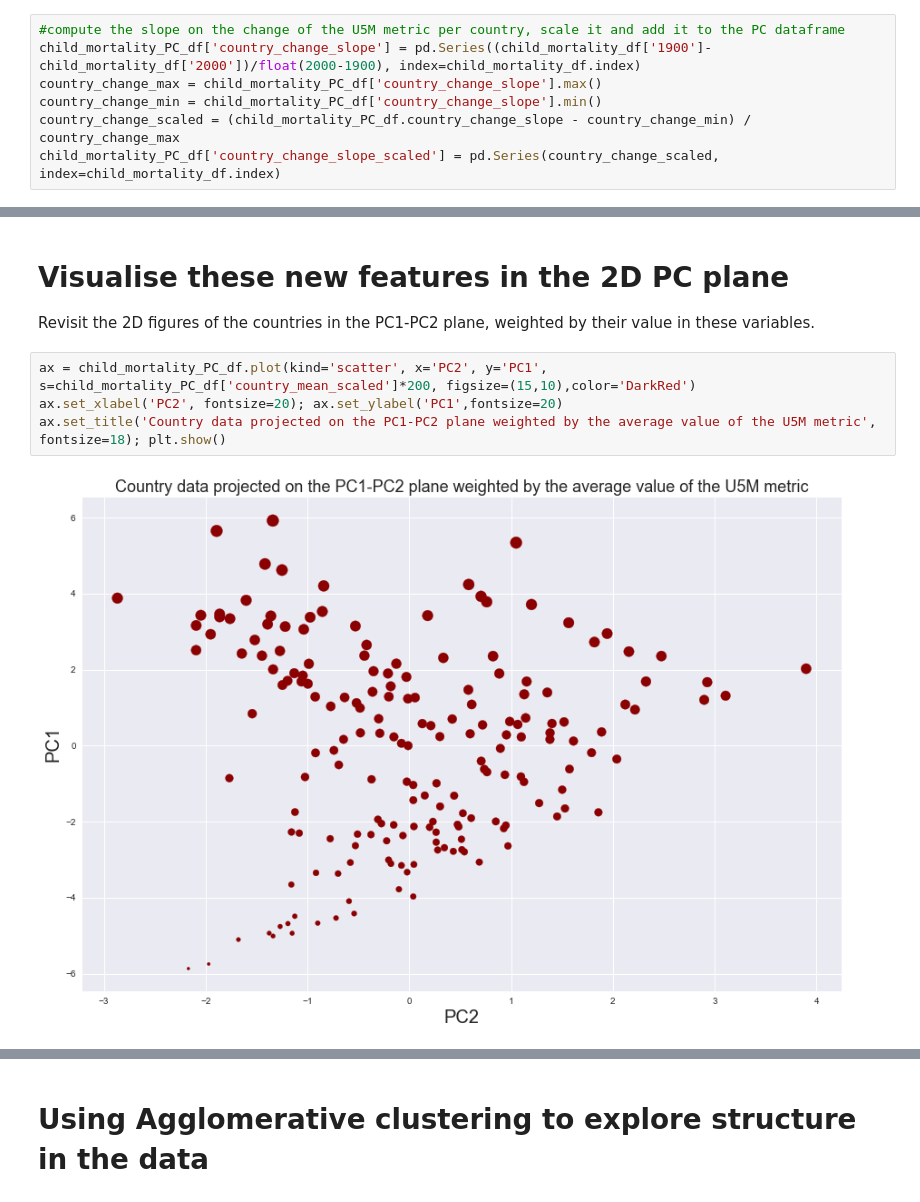
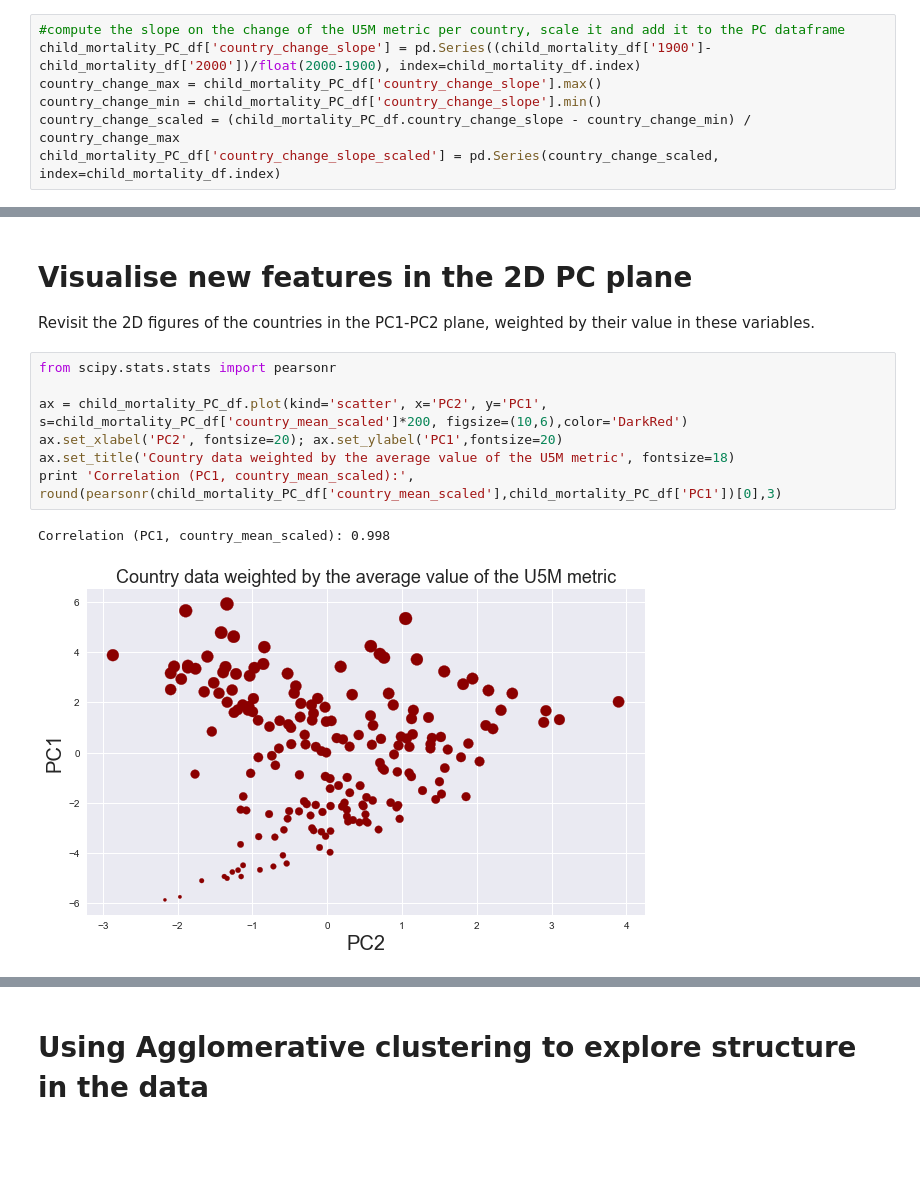
Before and after one commit to crangelsmith/ATI_project, a Jupyter notebook: Presentation_PCA_Clustering.ipynb, the cells around one changed output, grey strips where cells are left out. Cells and saved outputs as stored; diff of their text form; blank space fills up the shorter version.

```diff
--- a/Presentation_PCA_Clustering.ipynb
+++ b/Presentation_PCA_Clustering.ipynb
@@ -176,11 +151,15 @@ child_mortality_PC_df[['PC1','PC2','PC3','PC4','country_mean_scaled',
 # %% [markdown]
-# Visualise these new features in the 2D PC plane
+# Visualise new features in the 2D PC plane
 
 Revisit the 2D figures of the countries in the PC1-PC2 plane, weighted by their value in these variables.
 # %%
-ax = child_mortality_PC_df.plot(kind='scatter', x='PC2', y='PC1', s=child_mortality_PC_df['country_mean_scaled']*200, figsize=(15,10),color='DarkRed')
+from scipy.stats.stats import pearsonr
+
+ax = child_mortality_PC_df.plot(kind='scatter', x='PC2', y='PC1', s=child_mortality_PC_df['country_mean_scaled']*200, figsize=(10,6),color='DarkRed')
 ax.set_xlabel('PC2', fontsize=20); ax.set_ylabel('PC1',fontsize=20)
-ax.set_title('Country data projected on the PC1-PC2 plane weighted by the average value of the U5M metric', fontsize=18); plt.show()
+ax.set_title('Country data weighted by the average value of the U5M metric', fontsize=18)
+print 'Correlation (PC1, country_mean_scaled):', round(pearsonr(child_mortality_PC_df['country_mean_scaled'],child_mortality_PC_df['PC1'])[0],3)
 # %% [output]
+Correlation (PC1, country_mean_scaled): 0.998
-[figure, old version]
+[figure, new version]
 # %%
```
Also changed, not shown: parts of 16 cells of this notebook.
